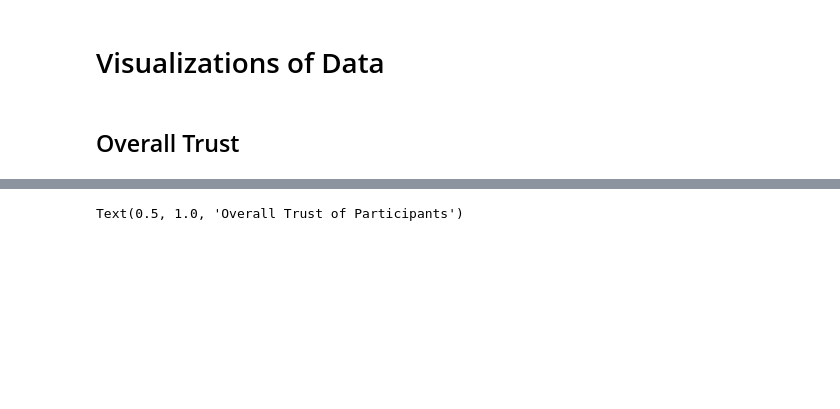
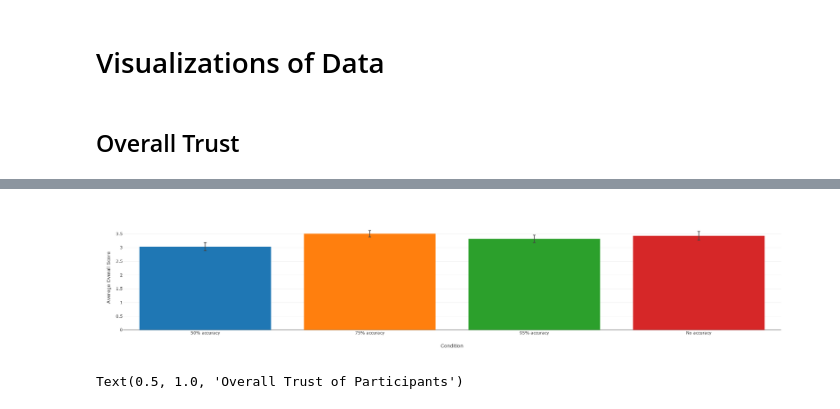
Before and after one commit to askipitaris/ML-Trust-Analysis, a Jupyter notebook: Analysis.ipynb, the cells around one changed output, grey strips where cells are left out. Cells and saved outputs as stored; diff of their text form; code cells hidden in the pictures; blank space fills up the shorter version.

Commit message:
Added graph with SEM as error bars instead of STD

```diff
--- a/Analysis.ipynb
+++ b/Analysis.ipynb
@@ -63,3 +64,15 @@ responses_descriptive
 # Visualizations of Data
 # %% [markdown]
 ## Overall Trust
+# %%
+df_graph = plt.bar(responses_descriptive.reset_index(),
+                   x="Condition",
+                   y="mean",
+                   color="Condition",
+                   error_x="sem",
+                   error_y="sem",
+                   template="none",
+                   labels={"mean": "Averege Overall Score"})
+df_graph.update_layout(showlegend=False)
+df_graph.show()
+# %% [output]
@@ -66,3 +80,4 @@ responses_descriptive
+[figure, added]
 # %%
 fig, ax = pyplot.subplots(figsize=(10, 10))
 (sns.barplot(ax=ax, x="Condition", y="Overall Trust", data=responses.sort_values(by="Condition"))
```
Also changed, not shown: parts of 3 cells of this notebook.
